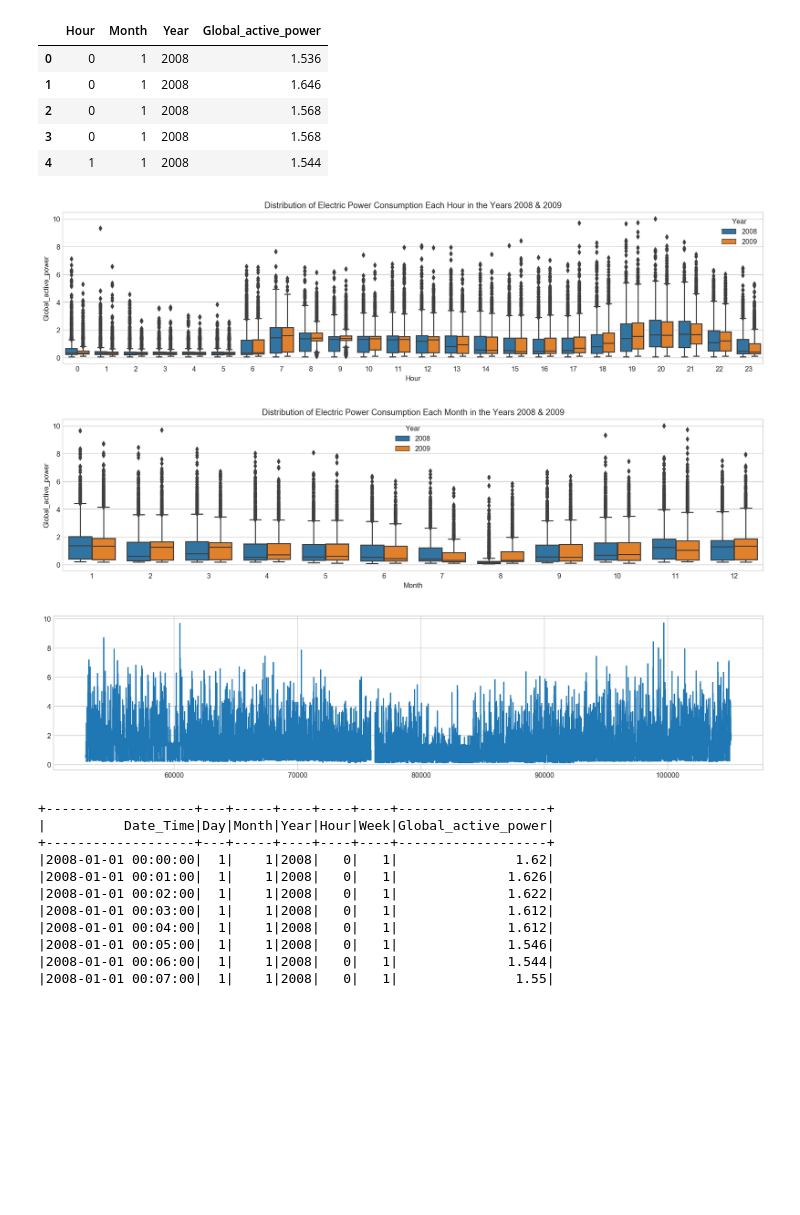
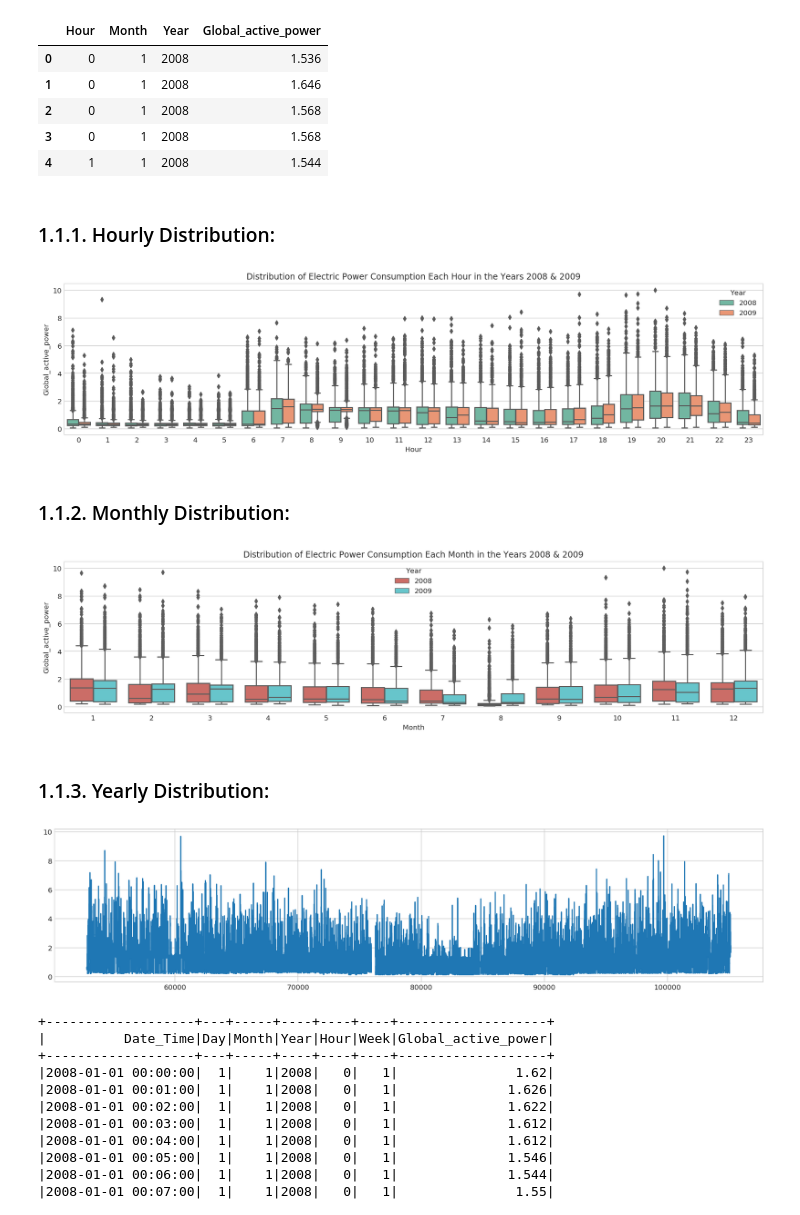
Before and after one commit to anindya-saha/Data-Science-with-Spark, a Jupyter notebook: working-with-time-series/time-series-analysis.ipynb, the cells around one changed output. Saved outputs shown, nothing was run; the diff lists cells and outputs as text; code cells hidden in the pictures; blank space fills up the shorter version.

```diff
--- a/working-with-time-series/time-series-analysis.ipynb
+++ b/working-with-time-series/time-series-analysis.ipynb
@@ -65,5 +83,5 @@ sc
 # %%
-ELECTRIC_POWER_CONSUMPTION = 'data/household_power_consumption.txt'
+ELECTRIC_POWER_CONSUMPTION = 'data/household-electric-power-consumption/consumption.txt'
 # %%
 pow_consump_df = spark.read.csv(path=ELECTRIC_POWER_CONSUMPTION, sep=';', header=True, inferSchema=True)
 # %%
@@ -159,20 +177,26 @@ pdf.head()
 | 2 | 0 | 1 | 2008 | 1.568 |
 | 3 | 0 | 1 | 2008 | 1.568 |
 | 4 | 1 | 1 | 2008 | 1.544 |
+# %% [markdown]
+### 1.1.1. Hourly Distribution:
 # %%
-g = sns.boxplot(x='Hour', y='Global_active_power', hue='Year', data=pdf)
+g = sns.boxplot(x='Hour', y='Global_active_power', hue='Year', data=pdf, palette='Set2')
 g.set_title('Distribution of Electric Power Consumption Each Hour in the Years 2008 & 2009');
 # %% [output]
-[figure, old version]
+[figure, new version]
+# %% [markdown]
+### 1.1.2. Monthly Distribution:
 # %%
-g = sns.boxplot(x='Month', y='Global_active_power', hue='Year', data=pdf)
+g = sns.boxplot(x='Month', y='Global_active_power', hue='Year', data=pdf, palette='hls')
 g.set_title('Distribution of Electric Power Consumption Each Month in the Years 2008 & 2009');
 # %% [output]
-[figure, old version]
+[figure, new version]
+# %% [markdown]
+### 1.1.3. Yearly Distribution:
 # %%
 plt.plot(pdf[pdf['Year'] == 2009]['Global_active_power']);
 # %% [output]
-[figure, old version]
+[figure, new version]
 # %%
 spark.sql('select * from pow_consump').show(10)
 # %% [output]
```
Also changed, not shown: parts of 35 cells of this notebook.
